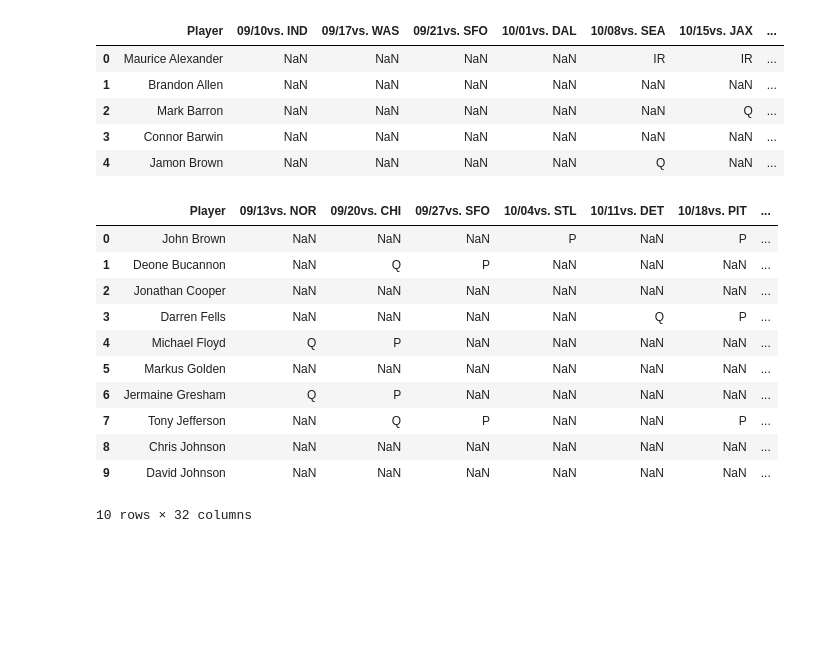
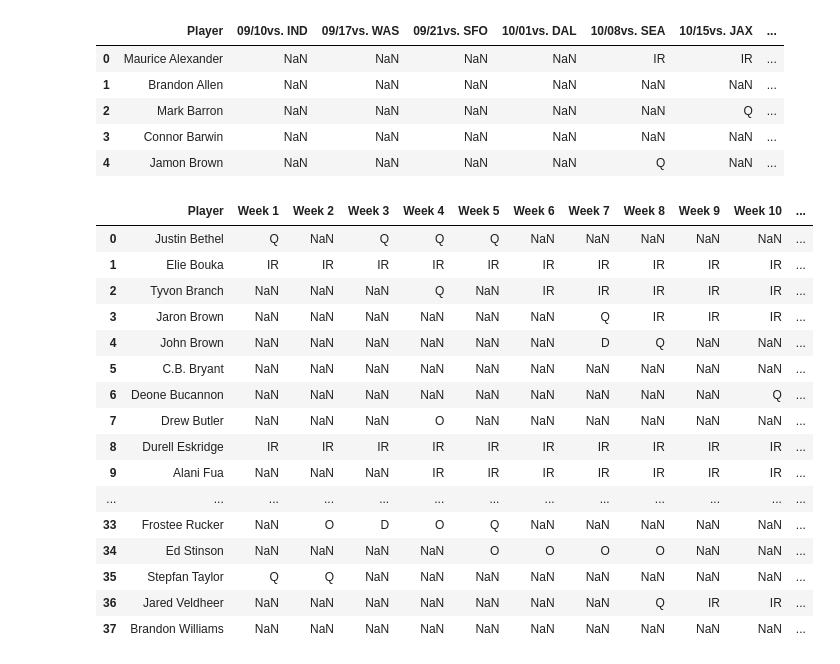
Before and after one commit to ClintNanney/Capstone, a Jupyter notebook: notebooks/capstone eda.ipynb, the cells around one changed output. Cells and saved outputs as stored; diff of their text form; code cells hidden in the pictures; blank space fills up the shorter version.

```diff
--- a/notebooks/capstone eda.ipynb
+++ b/notebooks/capstone eda.ipynb
@@ -721,23 +723,38 @@ rams7.head()
 | 4 | Jamon Brown | NaN | NaN | NaN | NaN | Q | NaN | ... |
 # %%
 #experimenting with merges
-cardinals_2015 = pd.merge(arizona_df5, ari1,how = 'inner')
+cardinals_2015 = pd.merge(arizona_df5, ari1,how = 'left')
 
 cardinals_2015.head(10)
 #successfully merges on Player column
+cardinals_2016 = pd.merge(arizona_df6, ari2,how = 'left')
+cardinals_2017 = pd.merge(arizona_df7, ari3,how = 'left')
+cardinals_2018 = pd.merge(arizona_df8, ari4,how = 'left')
+cardinals_2019 = pd.merge(arizona_df9, ari5,how = 'left')
+cardinals_2020 = pd.merge(arizona_df10, ari6,how = 'left')
+
+cardinals_2016.to_csv('../fix_data/cardinals2016.csv', index = False)
-# %% [output]
-|  | Player | 09/13vs. NOR | 09/20vs. CHI | 09/27vs. SFO | 10/04vs. STL | 10/11vs. DET | 10/18vs. PIT | ... |
-| 0 | John Brown | NaN | NaN | NaN | P | NaN | P | ... |
-| 1 | Deone Bucannon | NaN | Q | P | NaN | NaN | NaN | ... |
-| 2 | Jonathan Cooper | NaN | NaN | NaN | NaN | NaN | NaN | ... |
-| 3 | Darren Fells | NaN | NaN | NaN | NaN | Q | P | ... |
-| 4 | Michael Floyd | Q | P | NaN | NaN | NaN | NaN | ... |
-| 5 | Markus Golden | NaN | NaN | NaN | NaN | NaN | NaN | ... |
-| 6 | Jermaine Gresham | Q | P | NaN | NaN | NaN | NaN | ... |
-| 7 | Tony Jefferson | NaN | Q | P | NaN | NaN | P | ... |
-| 8 | Chris Johnson | NaN | NaN | NaN | NaN | NaN | NaN | ... |
-| 9 | David Johnson | NaN | NaN | NaN | NaN | NaN | NaN | ... |
-10 rows × 32 columns
+# %%
+cardinals2016_df = pd.read_csv('../fix_data/cardinals2016.csv')
+cardinals2016_df
+# %% [output]
+|  | Player | Week 1 | Week 2 | Week 3 | Week 4 | Week 5 | Week 6 | Week 7 | Week 8 | Week 9 | Week 10 | ... |
+| 0 | Justin Bethel | Q | NaN | Q | Q | Q | NaN | NaN | NaN | NaN | NaN | ... |
+| 1 | Elie Bouka | IR | IR | IR | IR | IR | IR | IR | IR | IR | IR | ... |
+| 2 | Tyvon Branch | NaN | NaN | NaN | Q | NaN | IR | IR | IR | IR | IR | ... |
+| 3 | Jaron Brown | NaN | NaN | NaN | NaN | NaN | NaN | Q | IR | IR | IR | ... |
+| 4 | John Brown | NaN | NaN | NaN | NaN | NaN | NaN | D | Q | NaN | NaN | ... |
+| 5 | C.B. Bryant | NaN | NaN | NaN | NaN | NaN | NaN | NaN | NaN | NaN | NaN | ... |
+| 6 | Deone Bucannon | NaN | NaN | NaN | NaN | NaN | NaN | NaN | NaN | NaN | Q | ... |
+| 7 | Drew Butler | NaN | NaN | NaN | O | NaN | NaN | NaN | NaN | NaN | NaN | ... |
+| 8 | Durell Eskridge | IR | IR | IR | IR | IR | IR | IR | IR | IR | IR | ... |
+| 9 | Alani Fua | NaN | NaN | NaN | IR | IR | IR | IR | IR | IR | IR | ... |
+| ... | ... | ... | ... | ... | ... | ... | ... | ... | ... | ... | ... | ... |
+| 33 | Frostee Rucker | NaN | O | D | O | Q | NaN | NaN | NaN | NaN | NaN | ... |
+| 34 | Ed Stinson | NaN | NaN | NaN | NaN | O | O | O | O | NaN | NaN | ... |
+| 35 | Stepfan Taylor | Q | Q | NaN | NaN | NaN | NaN | NaN | NaN | NaN | NaN | ... |
+| 36 | Jared Veldheer | NaN | NaN | NaN | NaN | NaN | NaN | NaN | Q | IR | IR | ... |
+| 37 | Brandon Williams | NaN | NaN | NaN | NaN | NaN | NaN | NaN | NaN | NaN | NaN | ... |
 # %%
 cardinals_2015
 # %% [output]
```
Also changed, not shown: parts of 17 cells of this notebook.
